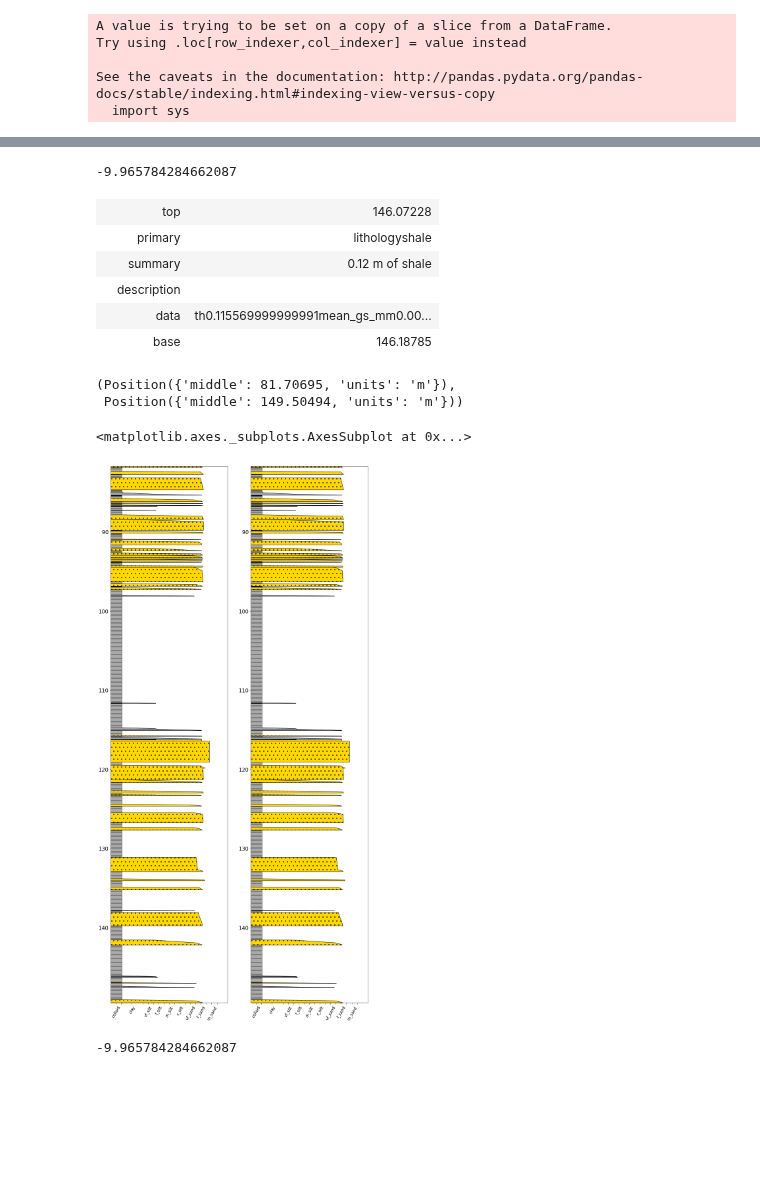
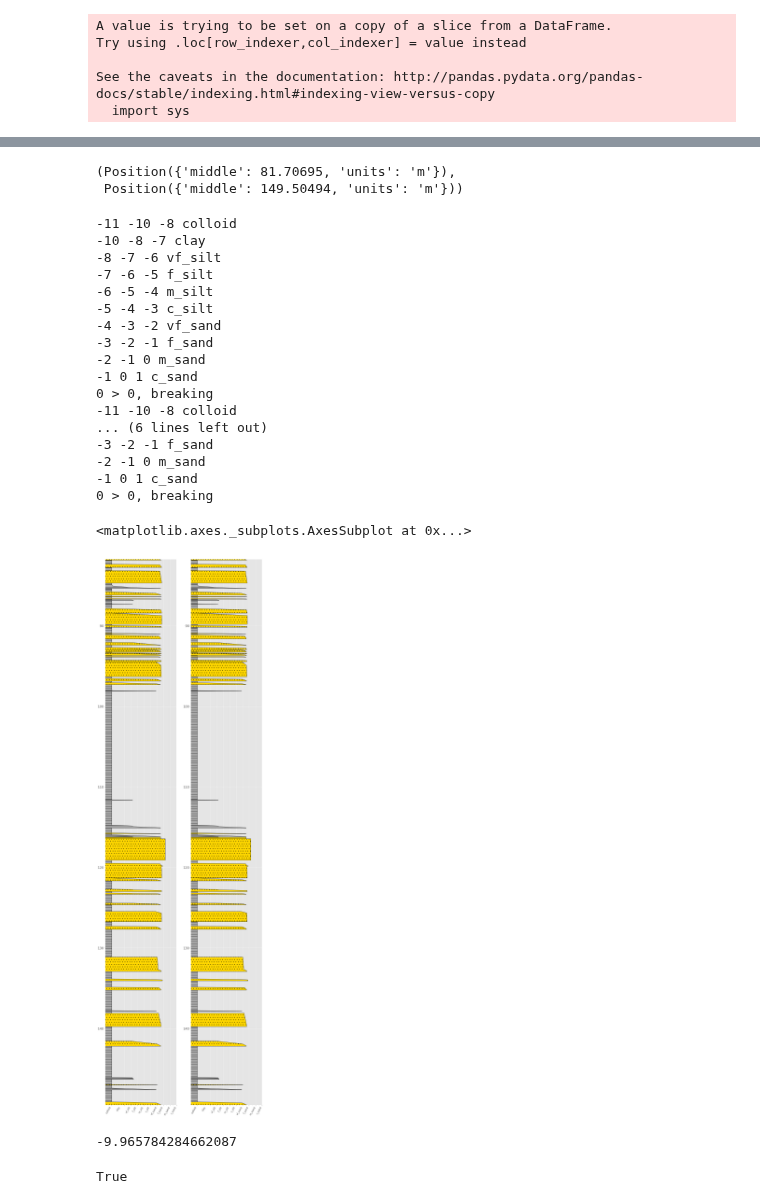
Before and after one commit to rgmyr/litholog, a Jupyter notebook: notebooks/test_sequence_construction.ipynb, the cells around one changed output, grey strips where cells are left out. Drawn from its saved outputs; the diff is of its cells as text; code cells hidden in the pictures; blank space fills up the shorter version.

Commit message:
inspecting data inconsistencies

```diff
--- a/notebooks/test_sequence_construction.ipynb
+++ b/notebooks/test_sequence_construction.ipynb
@@ -4,6 +4,9 @@ import inspect
 
 import numpy as np
 import pandas as pd
+import matplotlib.pyplot as plt
+
+plt.style.use('ggplot')
 
 import graphiclog
 # %%
@@ -105,32 +81,40 @@ See the caveats in the documentation: http://pandas.pydata.org/pandas-docs/stabl
-# %%
-testseq['grain_size_psi'].apply(lambda x: x.min()).min()
-# %% [output]
--9.965784284662087
-# %%
-bedseq[-8]
-# %% [output]
-|  | top | 146.07228 |
-|  | primary | lithologyshale |
-|  | summary | 0.12 m of shale |
-|  | description |  |
-|  | data | th0.115569999999991mean_gs_mm0.00... |
-|  | base | 146.18785 |
 # %%
 bedseq.start, bedseq.stop
 # %% [output]
 (Position({'middle': 81.70695, 'units': 'm'}),
  Position({'middle': 149.50494, 'units': 'm'}))
 # %%
-fig, ax = plt.subplots(figsize=(14,30), ncols=2)
+fig, ax = plt.subplots(figsize=(14,50), ncols=2)
 bedseq.plot(legend=graphiclog.defaults.litholegend, width_field='grain_size_psi', depth_field='depth_m', ax=ax[0])
 
 bedseq.resample_data('depth_m', 0.01)
 
 bedseq.plot(legend=graphiclog.defaults.litholegend, width_field='grain_size_psi', depth_field='depth_m', ax=ax[1])
 # %% [output]
-<matplotlib.axes._subplots.AxesSubplot at 0x...>
+-11 -10 -8 colloid
+-10 -8 -7 clay
+-8 -7 -6 vf_silt
+-7 -6 -5 f_silt
+-6 -5 -4 m_silt
+-5 -4 -3 c_silt
+-4 -3 -2 vf_sand
+-3 -2 -1 f_sand
+-2 -1 0 m_sand
+-1 0 1 c_sand
+0 > 0, breaking
+-11 -10 -8 colloid
+... (6 lines left out)
+-3 -2 -1 f_sand
+-2 -1 0 m_sand
+-1 0 1 c_sand
+0 > 0, breaking
+<matplotlib.axes._subplots.AxesSubplot at 0x...>
-[figure, old version]
+[figure, new version]
 # %%
 bedseq.min_field('grain_size_psi')
 # %% [output]
 -9.965784284662087
+# %%
+-1 > bedseq.max_field('grain_size_psi')
+# %% [output]
+True
```
Also changed, not shown: parts of 3 cells of this notebook, 4 other files.
